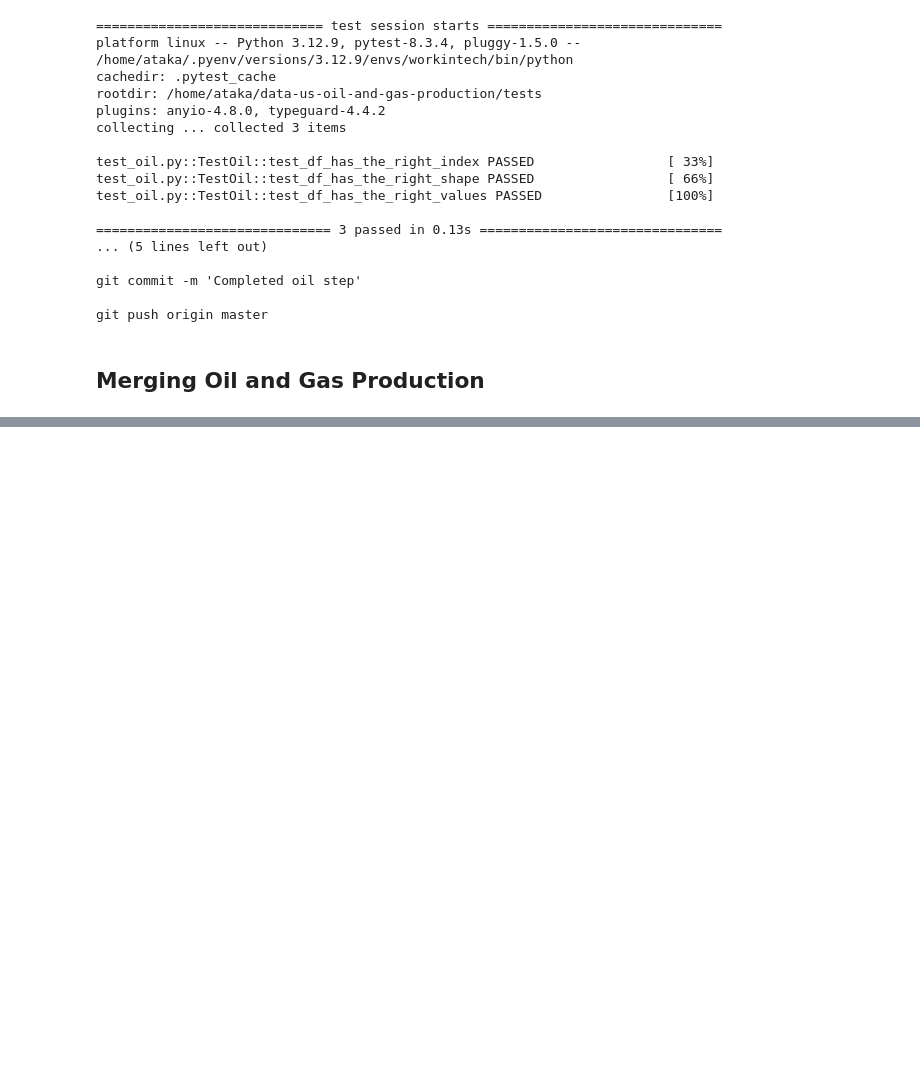
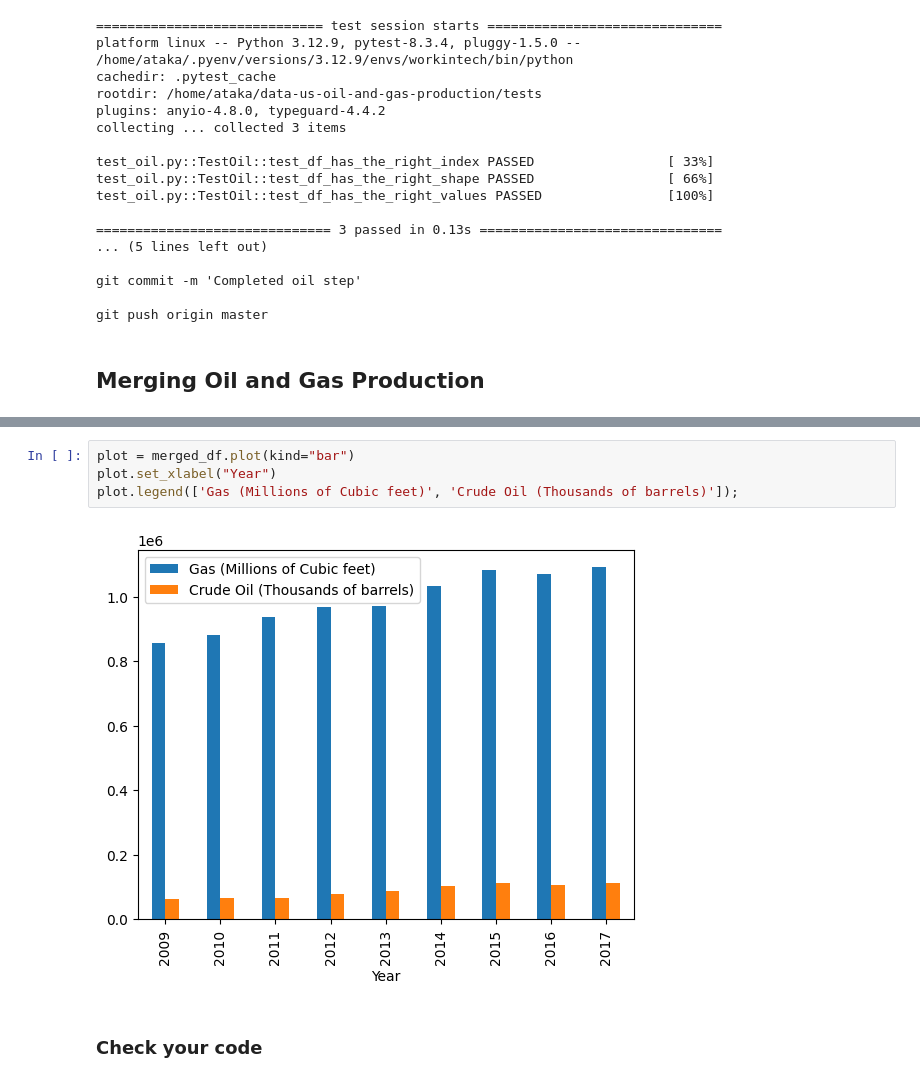
Before and after one commit to atakancansuit/data-us-oil-and-gas-production, a Jupyter notebook: oil_and_gas.ipynb, the cells around one changed output, grey strips where cells are left out. Saved outputs shown, nothing was run; the diff lists cells and outputs as text; blank space fills up the shorter version.

```diff
--- a/oil_and_gas.ipynb
+++ b/oil_and_gas.ipynb
@@ -376,3 +376,11 @@ display(merged_df.head(17))
 | 2015 | 1082158 | 113179 |
 | 2016 | 1070085 | 105970 |
 | 2017 | 1090730 | 112205 |
+# %%
+plot = merged_df.plot(kind="bar")
+plot.set_xlabel("Year")
+plot.legend(['Gas (Millions of Cubic feet)', 'Crude Oil (Thousands of barrels)']);
+# %% [output]
+[figure, added]
+# %% [markdown]
+### Check your code
```
Also changed, not shown: parts of 2 cells of this notebook.
